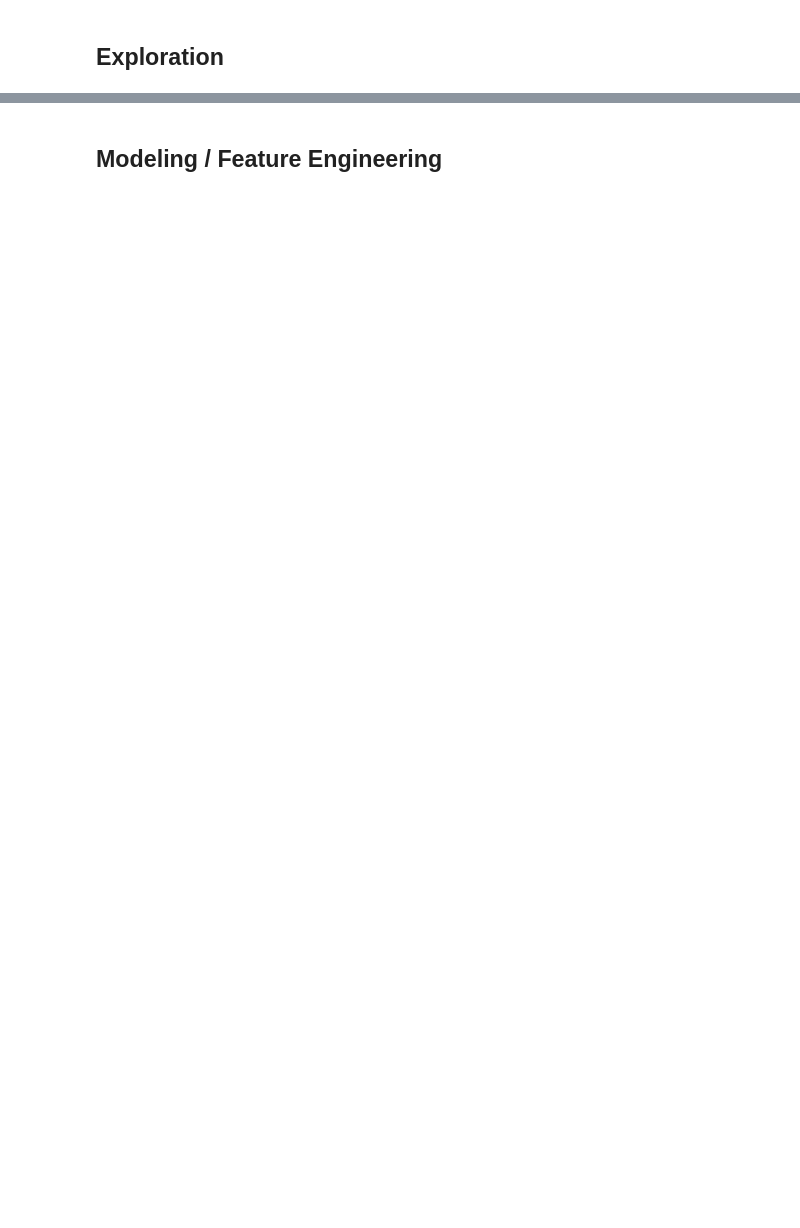
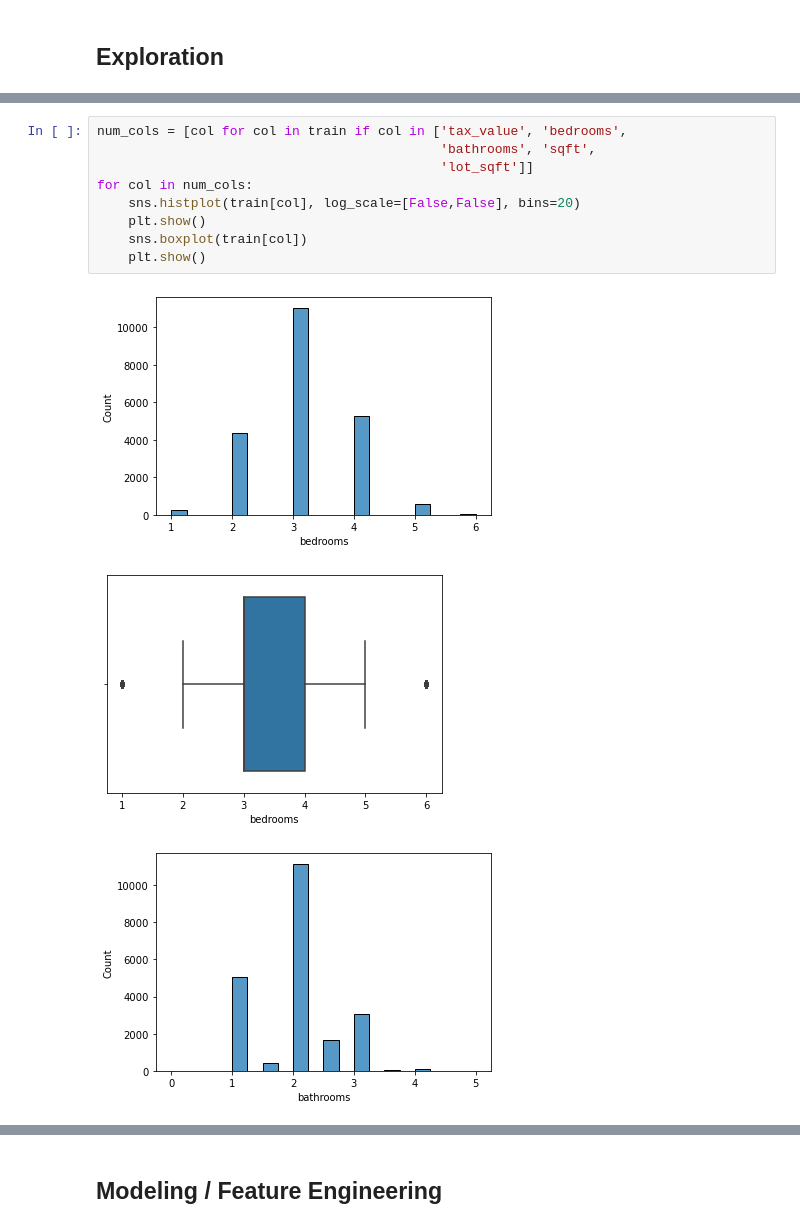
Before and after one commit to jnolf/codeup-regression-project, a Jupyter notebook: zillow_workbook.ipynb, the cells around one changed output, grey strips where cells are left out. Saved outputs shown, nothing was run; the diff lists cells and outputs as text; blank space fills up the shorter version.

```diff
--- a/zillow_workbook.ipynb
+++ b/zillow_workbook.ipynb
@@ -234,0 +278,13 @@ corr_matrix['tax_value'].sort_values(ascending = False).reset_index()
+# %%
+num_cols = [col for col in train if col in ['tax_value', 'bedrooms',
+                                            'bathrooms', 'sqft',
+                                            'lot_sqft']]
+for col in num_cols:
+    sns.histplot(train[col], log_scale=[False,False], bins=20)
+    plt.show()
+    sns.boxplot(train[col])
+    plt.show()
+# %% [output]
+[figure, added]
+[figure, added]
+[figure, added]
```
Also changed, not shown: parts of 117 cells of this notebook, 3 other files.
